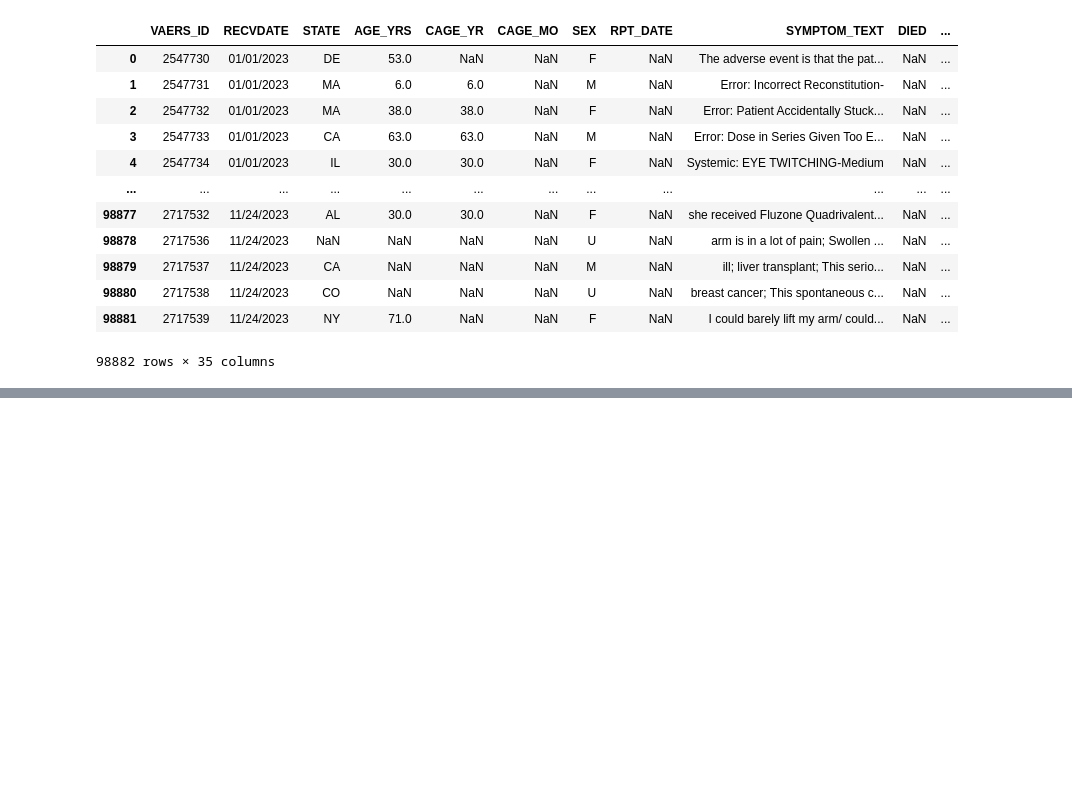
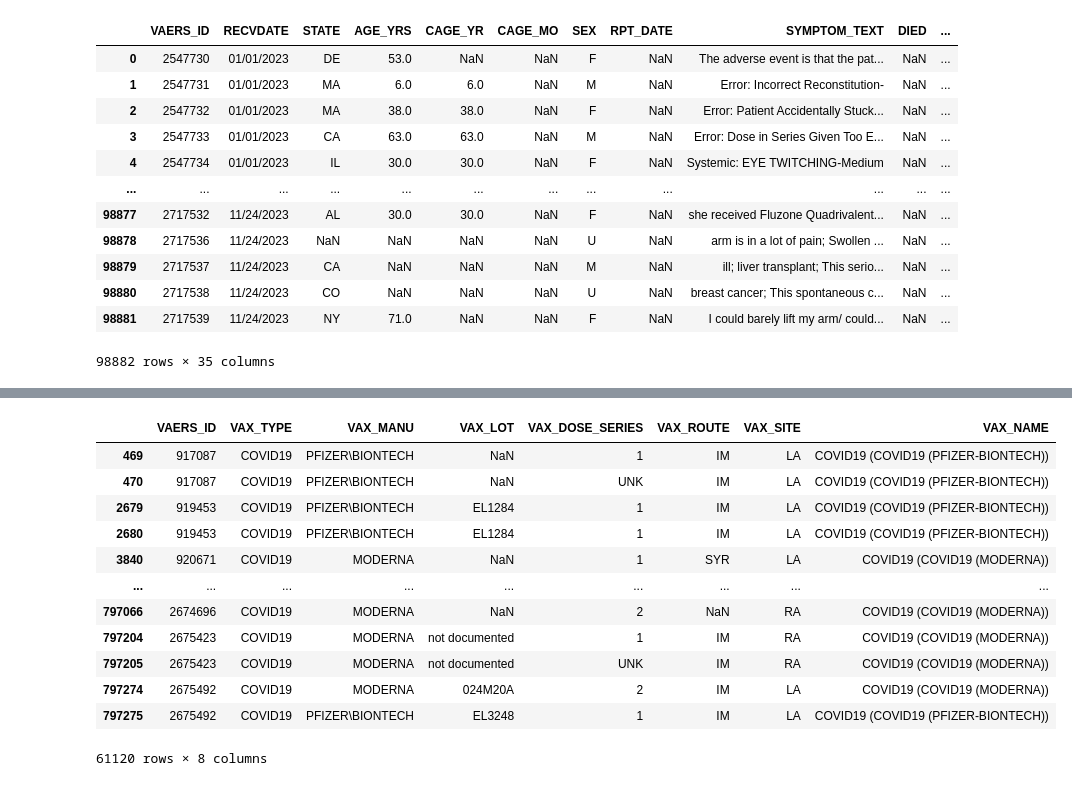
Before and after one commit to ZaNioxX/Masterarbeit, a Jupyter notebook: Data_Exploration/dataexploration.ipynb, the cells around one changed output, grey strips where cells are left out. Cells and saved outputs as stored; diff of their text form; code cells hidden in the pictures; blank space fills up the shorter version.

```diff
--- a/Data_Exploration/dataexploration.ipynb
+++ b/Data_Exploration/dataexploration.ipynb
@@ -303,0 +307,26 @@ data[data['VAX_TYPE'] == 'COVID19']
+# %%
+filename = f"/Users/sep/Documents/HAW/Masterarbeit/Daten.nosync/2021VAERSVAX.csv"
+data = pd.read_csv(filename, encoding="Iso-8859-1", low_memory=False)
+
+#inject_df = data[data[['SYMPTOM1', 'SYMPTOM2', 'SYMPTOM3', 'SYMPTOM4', 'SYMPTOM5']].apply(lambda x: x.str.contains('injection site', case=False, na=False)).any(axis=1)]
+# %%
+duplicates_with_covid = data[data['VAX_TYPE'].str.contains('covid', case=False, na=False)]
+
+# Find duplicates based on 'VAERS_ID'
+duplicates_with_covid = duplicates_with_covid[duplicates_with_covid.duplicated(subset=['VAERS_ID'], keep=False)]
+# %%
+duplicates_with_covid
+# %% [output]
+|  | VAERS_ID | VAX_TYPE | VAX_MANU | VAX_LOT | VAX_DOSE_SERIES | VAX_ROUTE | VAX_SITE | VAX_NAME |
+| 469 | 917087 | COVID19 | PFIZER\BIONTECH | NaN | 1 | IM | LA | COVID19 (COVID19 (PFIZER-BIONTECH)) |
+| 470 | 917087 | COVID19 | PFIZER\BIONTECH | NaN | UNK | IM | LA | COVID19 (COVID19 (PFIZER-BIONTECH)) |
+| 2679 | 919453 | COVID19 | PFIZER\BIONTECH | EL1284 | 1 | IM | LA | COVID19 (COVID19 (PFIZER-BIONTECH)) |
+| 2680 | 919453 | COVID19 | PFIZER\BIONTECH | EL1284 | 1 | IM | LA | COVID19 (COVID19 (PFIZER-BIONTECH)) |
+| 3840 | 920671 | COVID19 | MODERNA | NaN | 1 | SYR | LA | COVID19 (COVID19 (MODERNA)) |
+| ... | ... | ... | ... | ... | ... | ... | ... | ... |
+| 797066 | 2674696 | COVID19 | MODERNA | NaN | 2 | NaN | RA | COVID19 (COVID19 (MODERNA)) |
+| 797204 | 2675423 | COVID19 | MODERNA | not documented | 1 | IM | RA | COVID19 (COVID19 (MODERNA)) |
+| 797205 | 2675423 | COVID19 | MODERNA | not documented | UNK | IM | RA | COVID19 (COVID19 (MODERNA)) |
+| 797274 | 2675492 | COVID19 | MODERNA | 024M20A | 2 | IM | LA | COVID19 (COVID19 (MODERNA)) |
+| 797275 | 2675492 | COVID19 | PFIZER\BIONTECH | EL3248 | 1 | IM | LA | COVID19 (COVID19 (PFIZER-BIONTECH)) |
+61120 rows × 8 columns
```
Also changed, not shown: parts of 10 cells of this notebook, 3 other files.
